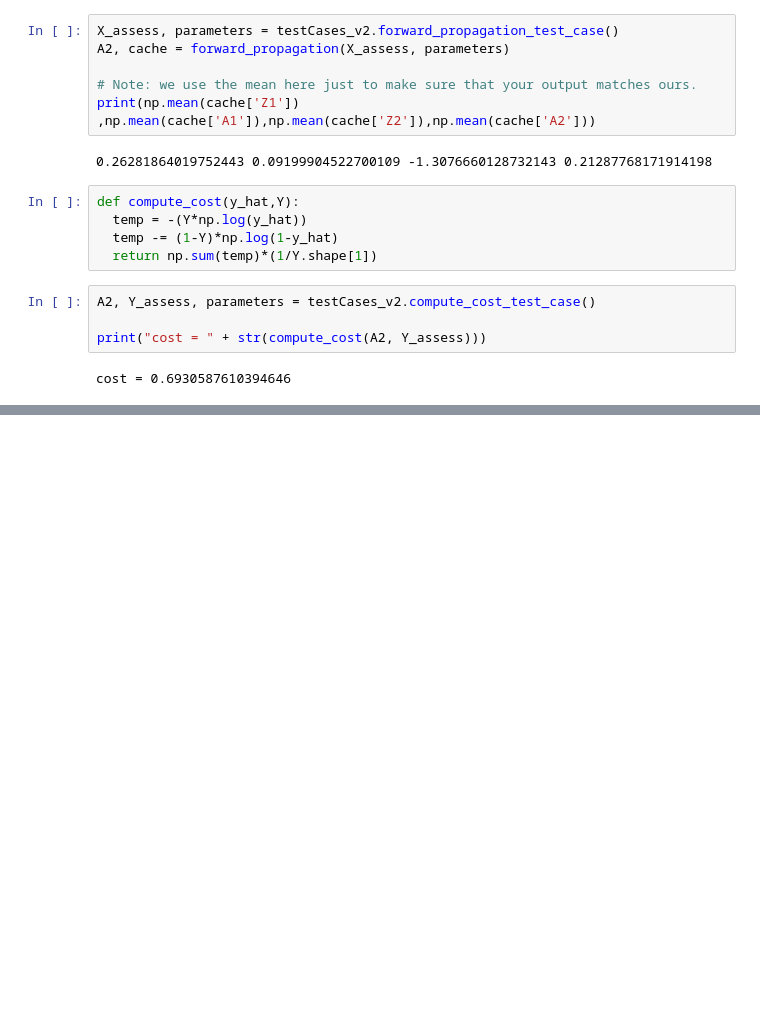
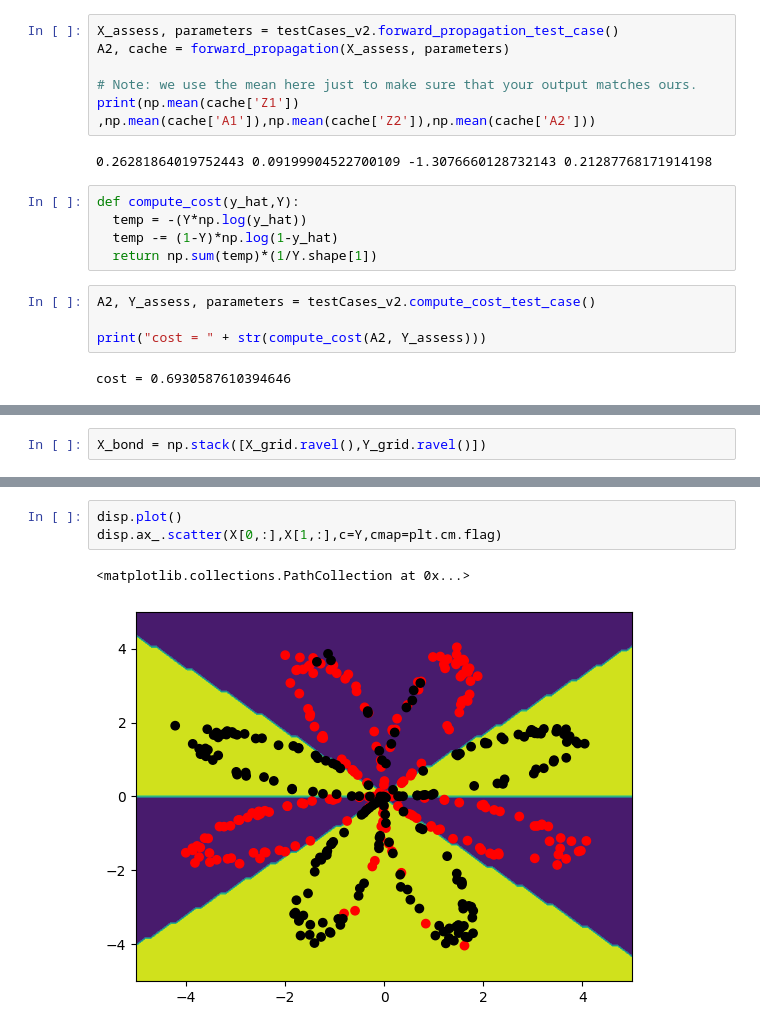
Before and after one commit to ArastooMaleki/NeuralNetworkBasics, a Jupyter notebook: shallow net/shallow_net_classification_planar.ipynb, the cells around one changed output, grey strips where cells are left out. Drawn from its saved outputs; the diff is of its cells as text; blank space fills up the shorter version.

```diff
--- a/shallow net/shallow_net_classification_planar.ipynb
+++ b/shallow net/shallow_net_classification_planar.ipynb
@@ -134,0 +275,2 @@ cost = 0.6930587610394646
+# %%
+X_bond = np.stack([X_grid.ravel(),Y_grid.ravel()])
@@ -134,0 +296,6 @@ cost = 0.6930587610394646
+# %%
+disp.plot()
+disp.ax_.scatter(X[0,:],X[1,:],c=Y,cmap=plt.cm.flag)
+# %% [output]
+<matplotlib.collections.PathCollection at 0x...>
+[figure, added]
```
Also changed, not shown: parts of 26 cells of this notebook, 3 other files.
